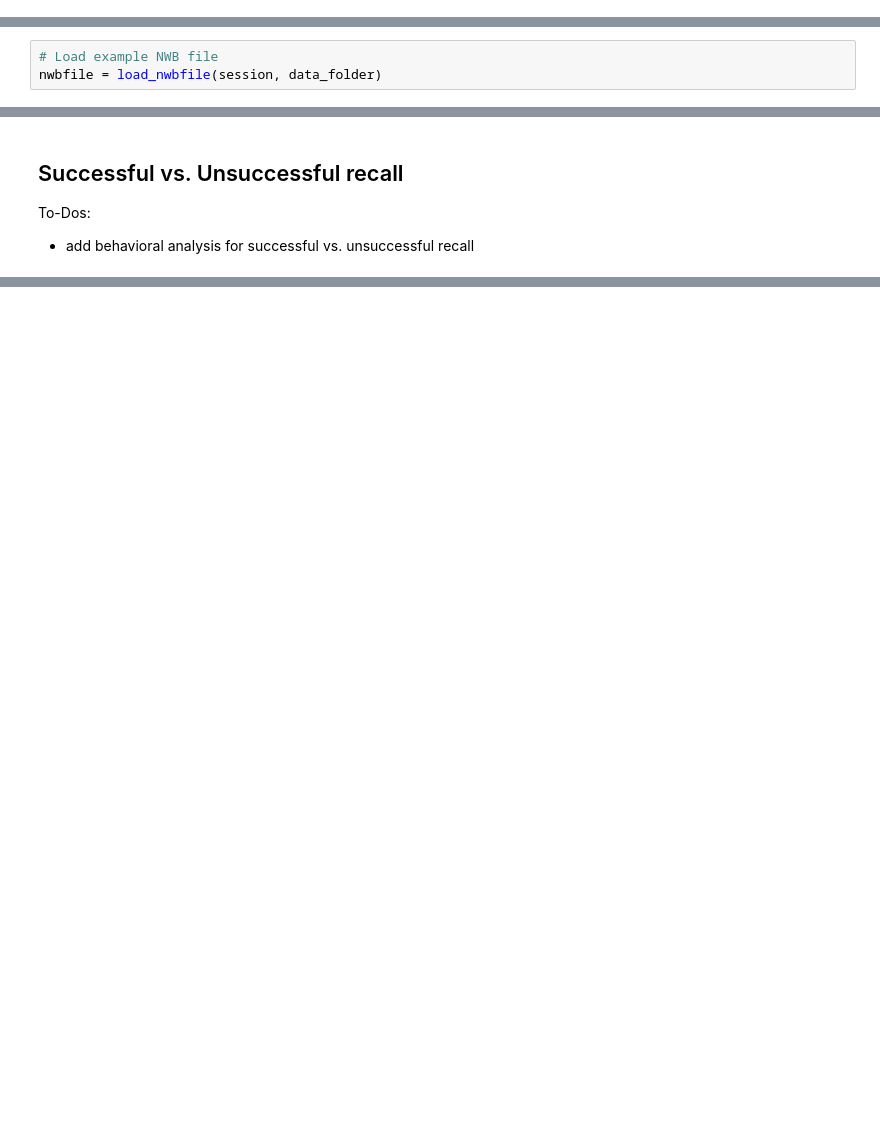
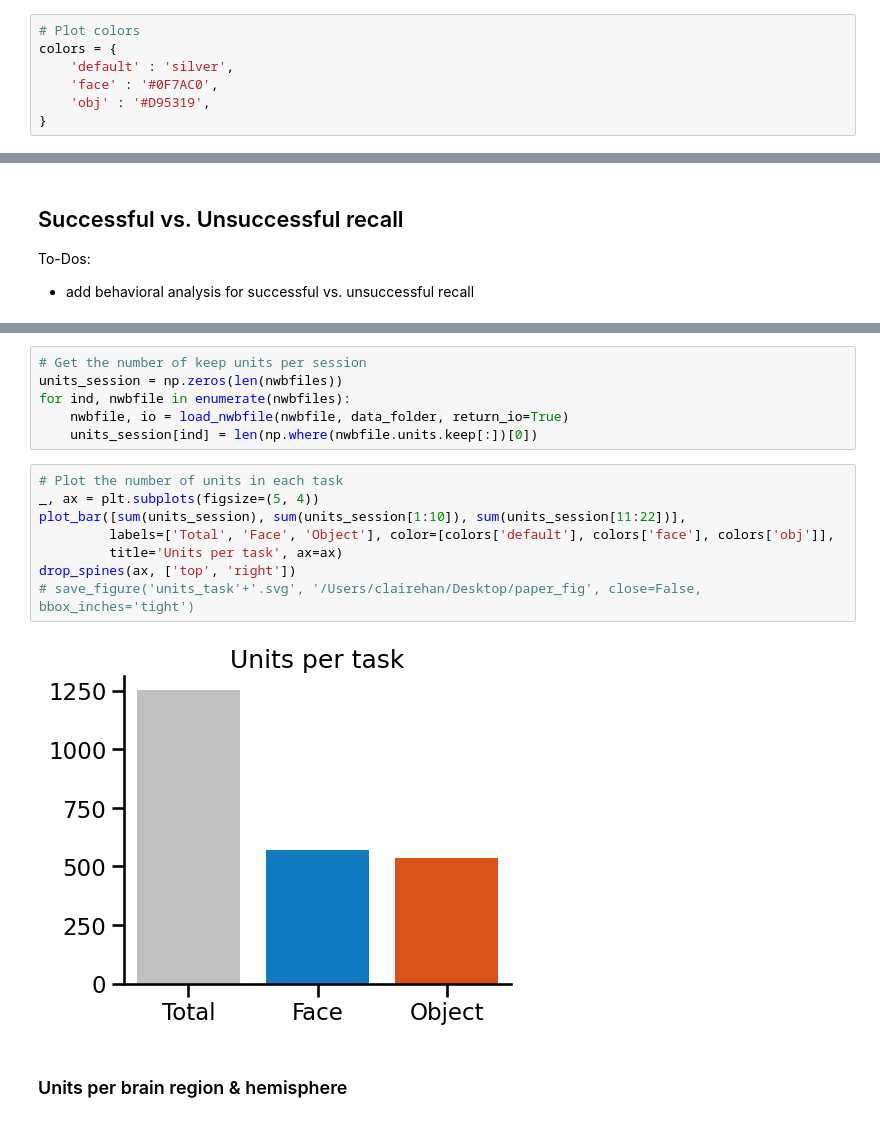
Before and after one commit to HSUPipeline/AnalyzeTH, a Jupyter notebook: notebooks/B1-BehaviorAnalyses.ipynb, the cells around one changed output, grey strips where cells are left out. Drawn from its saved outputs; the diff is of its cells as text; blank space fills up the shorter version.

```diff
--- a/notebooks/B1-BehaviorAnalyses.ipynb
+++ b/notebooks/B1-BehaviorAnalyses.ipynb
@@ -36,3 +41,10 @@ data_folder = '/Users/tom/Data/JacobsLab/WVTH/nwb'
+# %%
+# Plot colors
+colors = {
+    'default' : 'silver',
+    'face' : '#0F7AC0',
+    'obj' : '#D95319',
+}
 # %% [markdown]
 ## Load data
 # %%
@@ -71,3 +56,0 @@ session = {
-# %%
-# Load example NWB file
-nwbfile = load_nwbfile(session, data_folder)
@@ -184,0 +126,18 @@ To-Dos:
+# %%
+# Get the number of keep units per session
+units_session = np.zeros(len(nwbfiles))
+for ind, nwbfile in enumerate(nwbfiles):
+    nwbfile, io = load_nwbfile(nwbfile, data_folder, return_io=True)
+    units_session[ind] = len(np.where(nwbfile.units.keep[:])[0])
+# %%
+# Plot the number of units in each task
+_, ax = plt.subplots(figsize=(5, 4))
+plot_bar([sum(units_session), sum(units_session[1:10]), sum(units_session[11:22])],
+         labels=['Total', 'Face', 'Object'], color=[colors['default'], colors['face'], colors['obj']],
+         title='Units per task', ax=ax)
+drop_spines(ax, ['top', 'right'])
+# save_figure('units_task'+'.svg', '/Users/clairehan/Desktop/paper_fig', close=False, bbox_inches='tight')
+# %% [output]
+[figure, added]
+# %% [markdown]
+### Units per brain region & hemisphere
```
Also changed, not shown: parts of 19 cells of this notebook.
